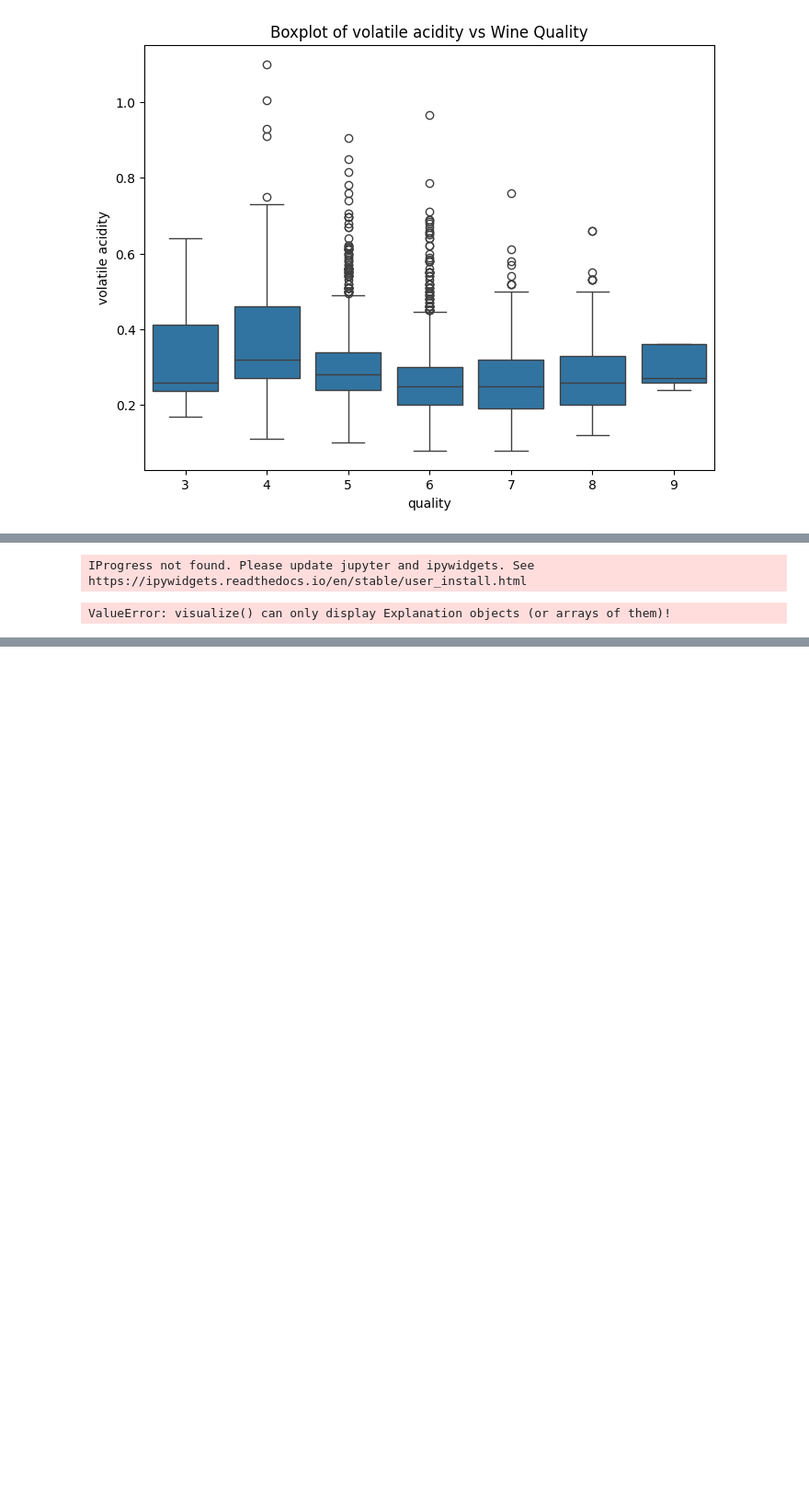
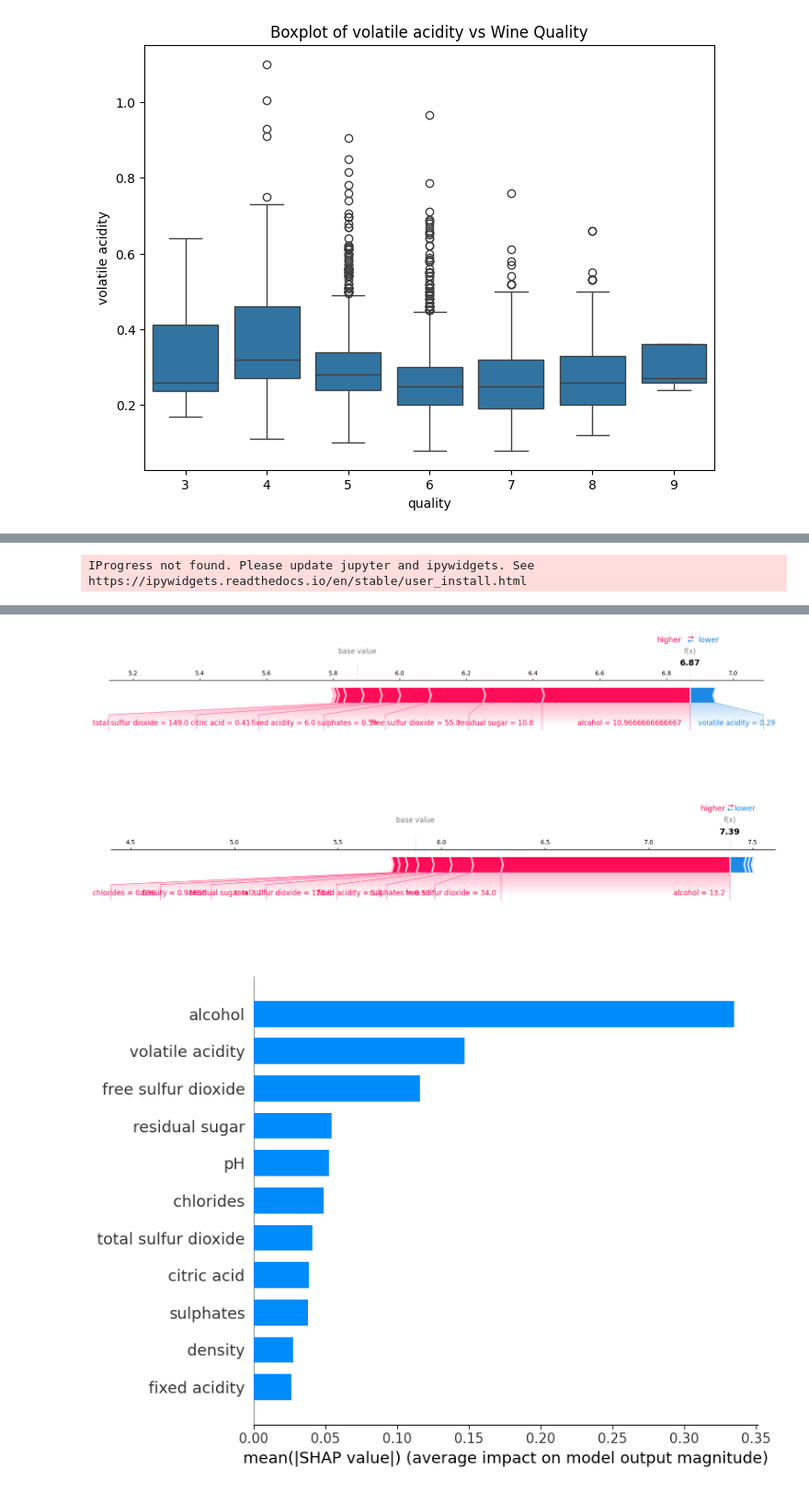
Before and after one commit to LacoutierePaul/TD4_ExplainabilityIA, a Jupyter notebook: main.ipynb, the cells around one changed output, grey strips where cells are left out. Shown: that part at 92% size. Drawn from its saved outputs; the diff is of its cells as text; code cells hidden in the pictures; blank space fills up the shorter version.

Commit message:
Shap values

```diff
--- a/main.ipynb
+++ b/main.ipynb
@@ -111,12 +103,10 @@ citric acid: 0.05959446441457043
 # %%
 import shap
-
-# Calculate Shapley values
-explainer = shap.Explainer(rf_model)
-shap_values = explainer(X_test)
-
-# Create a force plot for a specific instance
-shap.force_plot(explainer.expected_value, shap_values[0], X_test.iloc[0])
+shap.initjs()
+explainer = shap.TreeExplainer(rf_model)
+shap_values = explainer.shap_values(X_test)
+shap.force_plot(explainer.expected_value, shap_values[0,:], X_test.iloc[0,:], matplotlib=True)
+shap.force_plot(explainer.expected_value, shap_values[1,:], X_test.iloc[1,:], matplotlib=True)
+shap.summary_plot(shap_values, X_test, plot_type="bar")
 # %% [output]
 IProgress not found. Please update jupyter and ipywidgets. See https://ipywidgets.readthedocs.io/en/stable/user_install.html
-ValueError: visualize() can only display Explanation objects (or arrays of them)!
@@ -122,0 +114,3 @@ ValueError: visualize() can only display Explanation objects (or arrays of them)
+[figure, added]
+[figure, added]
+[figure, added]
```
Also changed, not shown: parts of 3 cells of this notebook.
